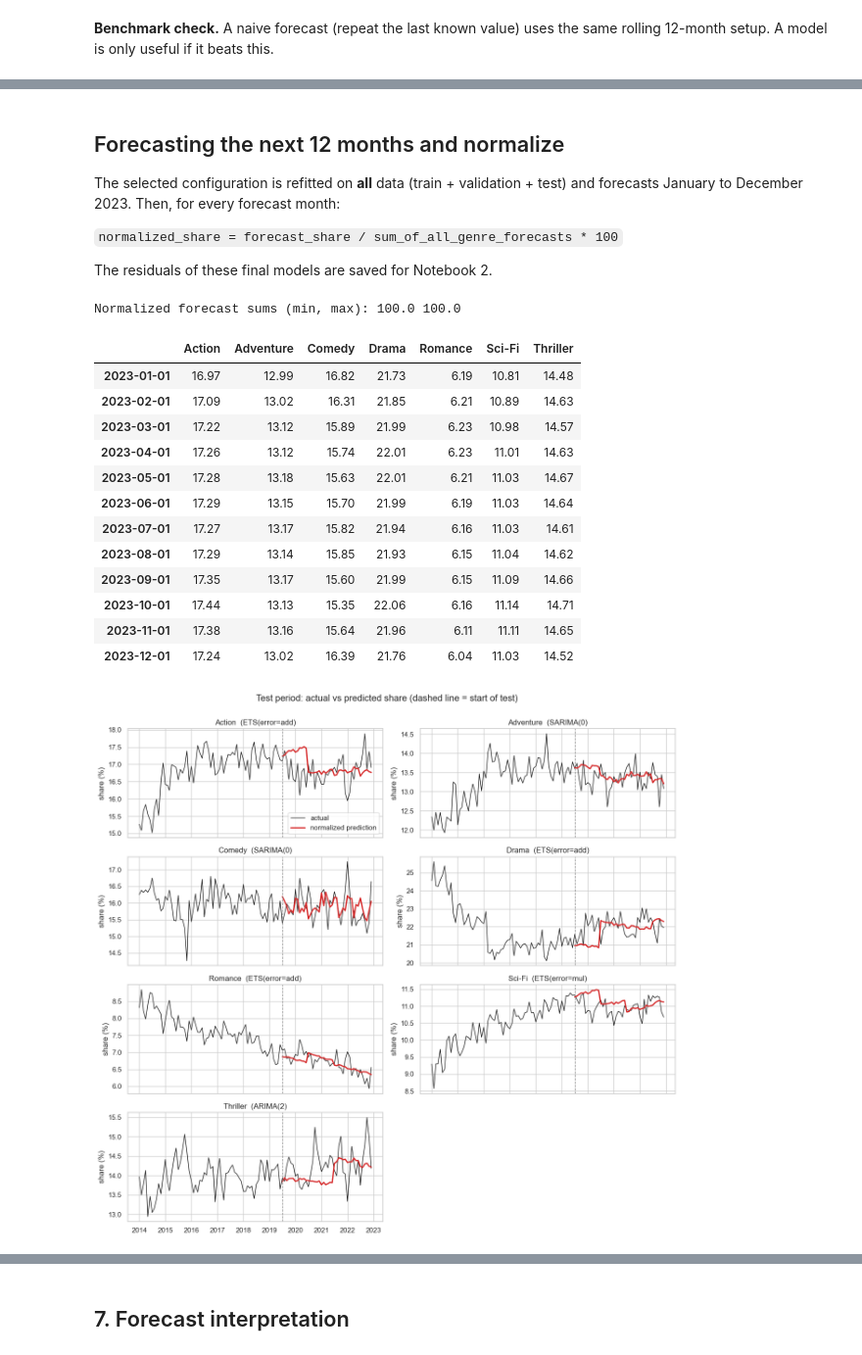
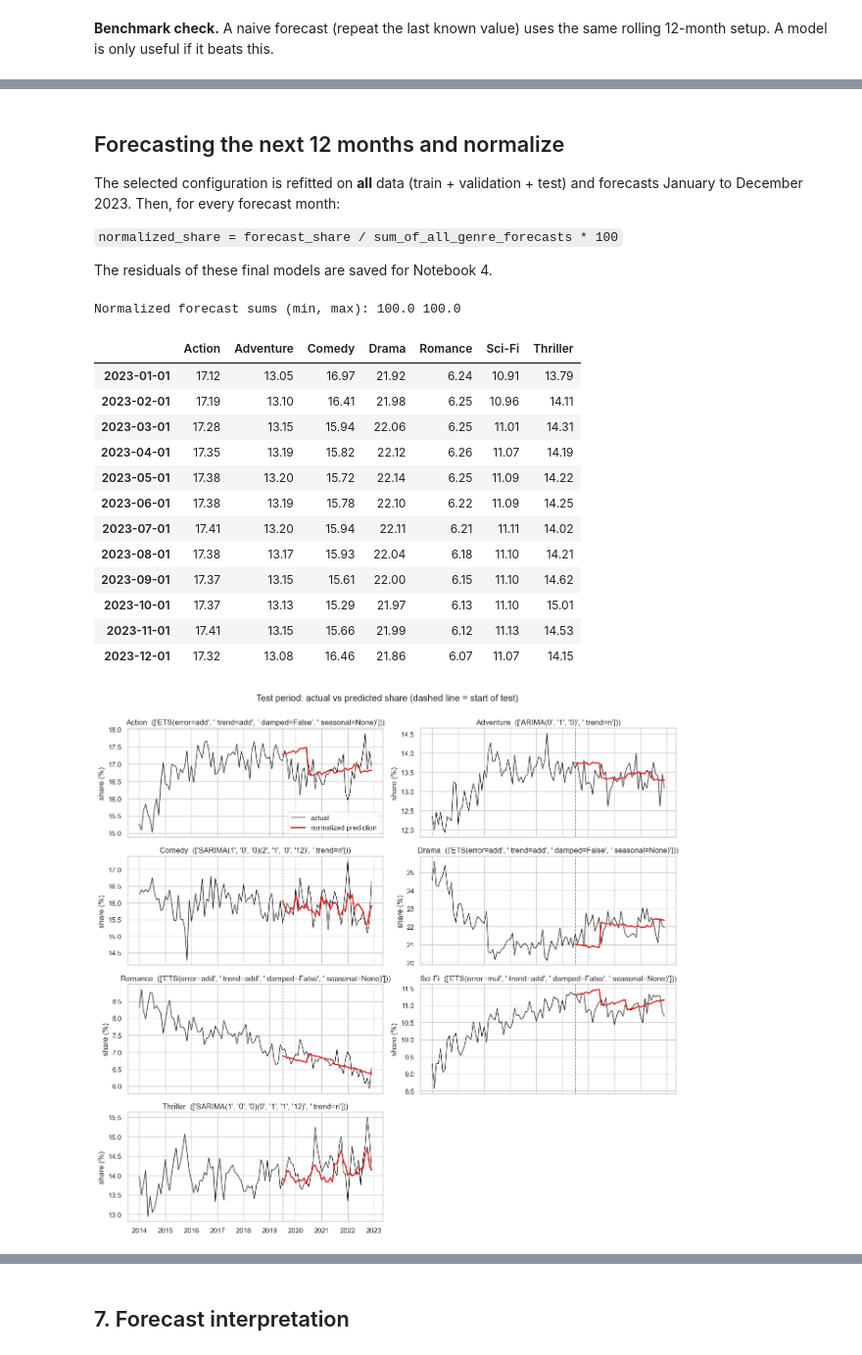
Before and after one commit to HemantkMCA25/Movie-Genre-Popularity-Forecasting-V2, a Jupyter notebook: notebooks/TS_ForecastingV3.ipynb, the cells around one changed output, grey strips where cells are left out. Shown at 98% size. Drawn from its saved outputs; the diff is of its cells as text; code cells hidden in the pictures.

```diff
--- a/notebooks/TS_ForecastingV3.ipynb
+++ b/notebooks/TS_ForecastingV3.ipynb
@@ -236,7 +236,7 @@ Three model families, `fitted separately for every genre`:
 
 **Is seasonality there?** We measure seasonal strength with an STL decomposition on the *training data only* (1 means fully seasonal, 0 means none): `1 - Var(remainder) / Var(seasonal + remainder)`. A genre counts as seasonal if the strength is at least 0.30 (a simple rule I chose and kept it low so seasonal models get a fair chance, though we will see there was no need).
 # %%
-SEASONAL_THRESHOLD = 0.30
+SEASONAL_THRESHOLD = 0.25
 
 def seasonal_strength(y):
     r = STL(y, period=SEASON, robust=True).fit()
@@ -303,16 +303,16 @@ Each configuration is scored with **rolling 12-month-ahead forecasts** inside th
 # %%
 def ets_grid(seasonal):
     seasons = [None, "add"] if seasonal else [None]
-    trends = [(None, False), ("add", False), ("add", True)]
+    trends = [("add", False), ("add", True)]
     return [dict(error=e, trend=t, damped=dm, seasonal=s) for e, (t, dm), s in product(["add", "mul"], trends, seasons)]
 
 def arima_grid():
-    return [dict(order=(p, d, q), trend="c" if d == 0 else "n") for p, d, q in product(range(4), (0, 1), range(4))]
+    return [dict(order=(p, d, q), trend="c" if d == 0 else "n") for p, d, q in product(range(3), (0, 1), range(3))]
 
-def sarima_grid():
+def sarima_grid(SEASON=12):
     cfgs = []
-    for p, q, (d, D_), P, Q in product(range(4), range(4), ((0, 0), (0, 1), (1, 0), (1, 1)), (0, 1), (0, 1)):
-        cfgs.append(dict(order=(p, d, q), seasonal_order=(P, D_, Q, SEASON), trend="c" if d + D_ == 0 else "n"))
+    for p, d, q, P, D, Q in product(range(3), (0, 1), range(3), range(3), (1,), range(3)):
+        cfgs.append({"order": (p, d, q), "seasonal_order": (P, D, Q, SEASON), "trend": "c" if d + D == 0 else "n"})
     return cfgs
 
 grid_definition = {
@@ -348,8 +348,7 @@ log_rows = []
 
 for g in GENRES:
     families = {"ETS": ets_grid(seasonal_need[g]), "ARIMA": arima_grid()}
-    if seasonal_need[g]:
-        families["SARIMA"] = sarima_grid()
+    if seasonal_need[g]: families["SARIMA"] = sarima_grid()
 
     for family, cfgs in families.items():
         for cfg in cfgs:
@@ -578,7 +575,7 @@ The selected configuration is refitted on **all** data (train + validation + tes
 
 `normalized_share = forecast_share / sum_of_all_genre_forecasts * 100`
 
-The residuals of these final models are saved for Notebook 2.
+The residuals of these final models are saved for Notebook 4.
 # %%
 future_index = pd.date_range(df.index[-1] + pd.offsets.MonthBegin(1), periods=HORIZON, freq="MS")
 
@@ -618,36 +615,36 @@ with open(D["models"] / "selected_models.json", "w") as f:
 # %% [output]
 Normalized forecast sums (min, max): 100.0 100.0
 |  | Action | Adventure | Comedy | Drama | Romance | Sci-Fi | Thriller |
-| 2023-01-01 | 16.97 | 12.99 | 16.82 | 21.73 | 6.19 | 10.81 | 14.48 |
-| 2023-02-01 | 17.09 | 13.02 | 16.31 | 21.85 | 6.21 | 10.89 | 14.63 |
-| 2023-03-01 | 17.22 | 13.12 | 15.89 | 21.99 | 6.23 | 10.98 | 14.57 |
-| 2023-04-01 | 17.26 | 13.12 | 15.74 | 22.01 | 6.23 | 11.01 | 14.63 |
-| 2023-05-01 | 17.28 | 13.18 | 15.63 | 22.01 | 6.21 | 11.03 | 14.67 |
-| 2023-06-01 | 17.29 | 13.15 | 15.70 | 21.99 | 6.19 | 11.03 | 14.64 |
-| 2023-07-01 | 17.27 | 13.17 | 15.82 | 21.94 | 6.16 | 11.03 | 14.61 |
-| 2023-08-01 | 17.29 | 13.14 | 15.85 | 21.93 | 6.15 | 11.04 | 14.62 |
-| 2023-09-01 | 17.35 | 13.17 | 15.60 | 21.99 | 6.15 | 11.09 | 14.66 |
-| 2023-10-01 | 17.44 | 13.13 | 15.35 | 22.06 | 6.16 | 11.14 | 14.71 |
-| 2023-11-01 | 17.38 | 13.16 | 15.64 | 21.96 | 6.11 | 11.11 | 14.65 |
-| 2023-12-01 | 17.24 | 13.02 | 16.39 | 21.76 | 6.04 | 11.03 | 14.52 |
+| 2023-01-01 | 17.12 | 13.05 | 16.97 | 21.92 | 6.24 | 10.91 | 13.79 |
+| 2023-02-01 | 17.19 | 13.10 | 16.41 | 21.98 | 6.25 | 10.96 | 14.11 |
+| 2023-03-01 | 17.28 | 13.15 | 15.94 | 22.06 | 6.25 | 11.01 | 14.31 |
+| 2023-04-01 | 17.35 | 13.19 | 15.82 | 22.12 | 6.26 | 11.07 | 14.19 |
+| 2023-05-01 | 17.38 | 13.20 | 15.72 | 22.14 | 6.25 | 11.09 | 14.22 |
+| 2023-06-01 | 17.38 | 13.19 | 15.78 | 22.10 | 6.22 | 11.09 | 14.25 |
+| 2023-07-01 | 17.41 | 13.20 | 15.94 | 22.11 | 6.21 | 11.11 | 14.02 |
+| 2023-08-01 | 17.38 | 13.17 | 15.93 | 22.04 | 6.18 | 11.10 | 14.21 |
+| 2023-09-01 | 17.37 | 13.15 | 15.61 | 22.00 | 6.15 | 11.10 | 14.62 |
+| 2023-10-01 | 17.37 | 13.13 | 15.29 | 21.97 | 6.13 | 11.10 | 15.01 |
+| 2023-11-01 | 17.41 | 13.15 | 15.66 | 21.99 | 6.12 | 11.13 | 14.53 |
+| 2023-12-01 | 17.32 | 13.08 | 16.46 | 21.86 | 6.07 | 11.07 | 14.15 |
 # %%
-# Figure 1: test period, actual vs normalized prediction
+# Figure 1: test period, actual vs normalized prediction (actual-predicted plot)
 fig, axes = plt.subplots(4, 2, figsize=(13, 12), sharex=True)
 for ax, g in zip(axes.ravel(), GENRES):
     ax.plot(df.loc["2014":].index, df.loc["2014":, g], color="k", lw=1, label="actual")
     ax.plot(test_norm.index, test_norm[g], color="tab:red", lw=2, label="normalized prediction")
     ax.axvline(test.index[0], color="gray", ls="--", lw=1)
-    ax.set_title(f"{g}  ({test_model_used[g].split(',')[0]})")
+    ax.set_title(f"{g}  ({test_model_used[g].split(',')}))")
     ax.set_ylabel("share (%)")
 
 axes.ravel()[0].legend(loc="best")
 axes.ravel()[-1].axis("off")
 fig.suptitle("Test period: actual vs predicted share (dashed line = start of test)", y=1.0)
 plt.tight_layout()
 fig.savefig(D["figures"] / "test_predictions.png", dpi=130, bbox_inches="tight")
 plt.show()
 # %% [output]
-[figure, old version]
+[figure, new version]
 # %%
 # Figure 2: 12-month future forecast
 fig, axes = plt.subplots(4, 2, figsize=(13, 12), sharex=True)
```
Also changed, not shown: parts of 12 cells of this notebook, 3 other files.
